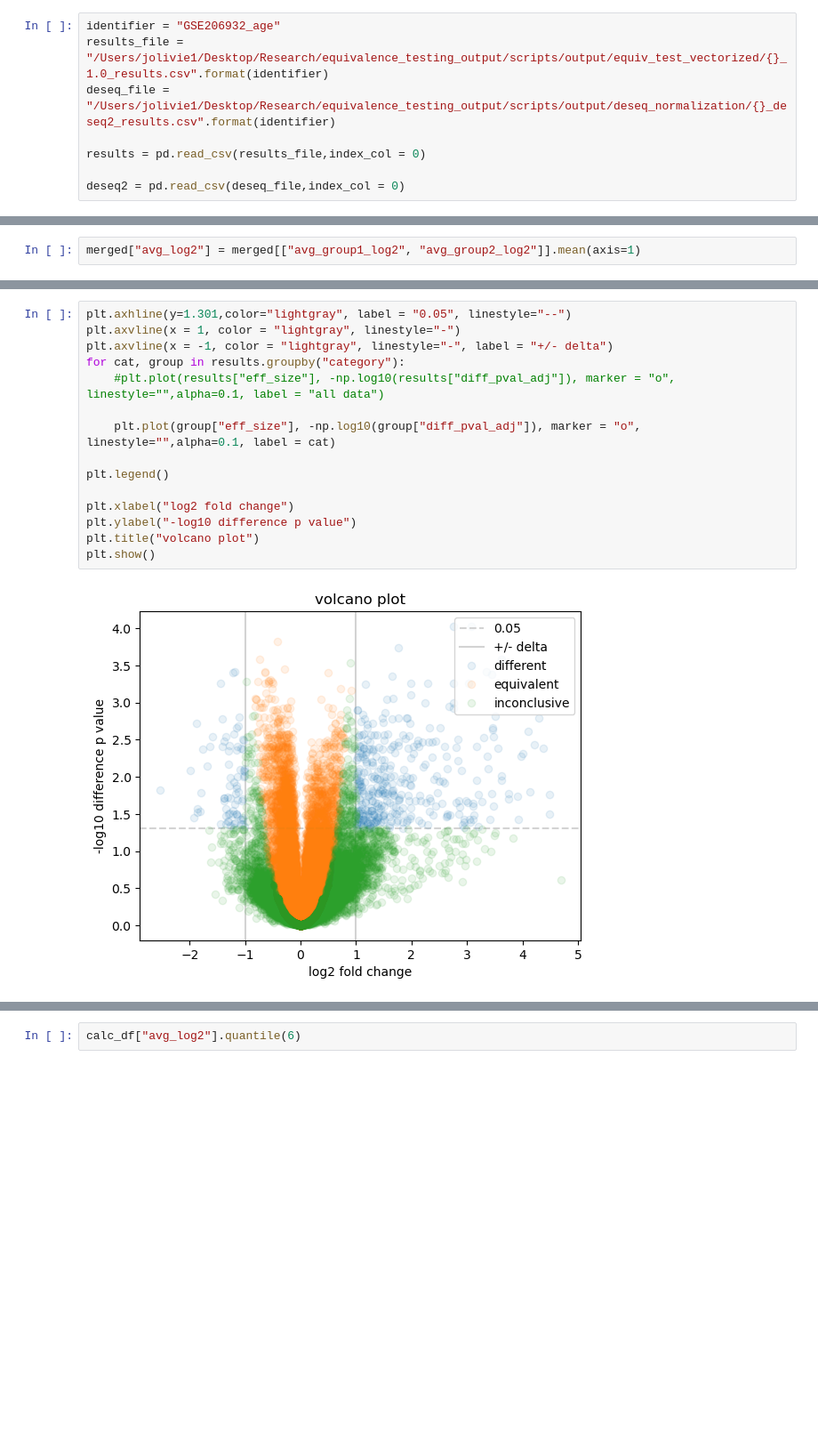
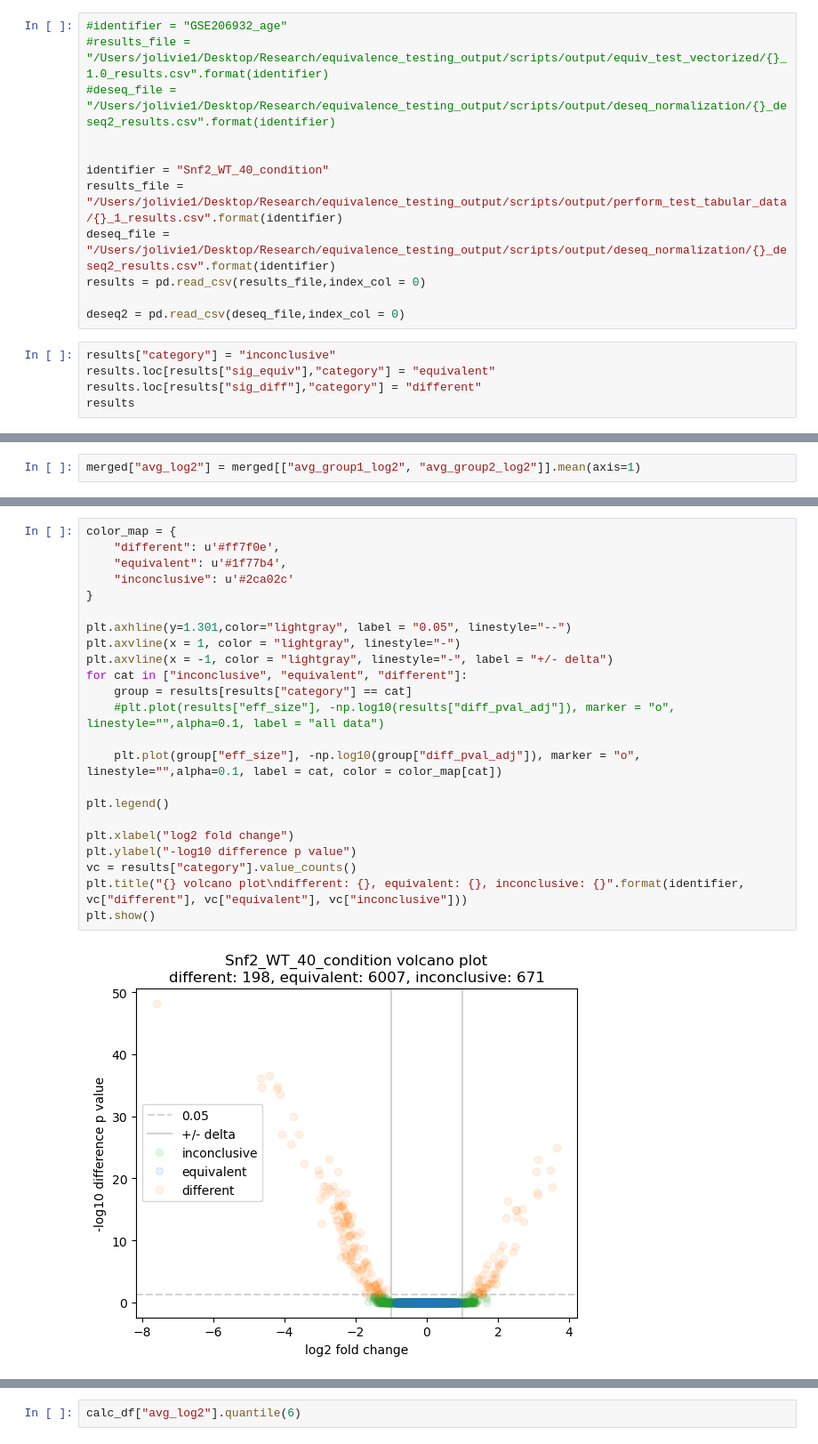
Before and after one commit to juliaolivieri/equivalence_testing, a Jupyter notebook: notebooks/result_plotting.ipynb, the cells around one changed output, grey strips where cells are left out. Shown at 89% size. Drawn from its saved outputs; the diff is of its cells as text; blank space fills up the shorter version.

```diff
--- a/notebooks/result_plotting.ipynb
+++ b/notebooks/result_plotting.ipynb
@@ -3,10 +3,19 @@ import matplotlib.pyplot as plt
 import numpy as np
 import pandas as pd
 # %%
-identifier = "GSE206932_age"
-results_file = "/Users/jolivie1/Desktop/Research/equivalence_testing_output/scripts/output/equiv_test_vectorized/{}_1.0_results.csv".format(identifier)
+#identifier = "GSE206932_age"
+#results_file = "/Users/jolivie1/Desktop/Research/equivalence_testing_output/scripts/output/equiv_test_vectorized/{}_1.0_results.csv".format(identifier)
+#deseq_file = "/Users/jolivie1/Desktop/Research/equivalence_testing_output/scripts/output/deseq_normalization/{}_deseq2_results.csv".format(identifier)
+
+
+identifier = "Snf2_WT_40_condition"
+results_file = "/Users/jolivie1/Desktop/Research/equivalence_testing_output/scripts/output/perform_test_tabular_data/{}_1_results.csv".format(identifier)
 deseq_file = "/Users/jolivie1/Desktop/Research/equivalence_testing_output/scripts/output/deseq_normalization/{}_deseq2_results.csv".format(identifier)
-
 results = pd.read_csv(results_file,index_col = 0)
 
 deseq2 = pd.read_csv(deseq_file,index_col = 0)
+# %%
+results["category"] = "inconclusive"
+results.loc[results["sig_equiv"],"category"] = "equivalent"
+results.loc[results["sig_diff"],"category"] = "different"
+results
@@ -104,17 +143,25 @@ for cat, group in results.groupby("category"):
 # %%
+color_map = {
+    "different": u'#ff7f0e',
+    "equivalent": u'#1f77b4',
+    "inconclusive": u'#2ca02c'
+}
+
 plt.axhline(y=1.301,color="lightgray", label = "0.05", linestyle="--")
 plt.axvline(x = 1, color = "lightgray", linestyle="-")
 plt.axvline(x = -1, color = "lightgray", linestyle="-", label = "+/- delta")
-for cat, group in results.groupby("category"):
+for cat in ["inconclusive", "equivalent", "different"]:
+    group = results[results["category"] == cat]
     #plt.plot(results["eff_size"], -np.log10(results["diff_pval_adj"]), marker = "o", linestyle="",alpha=0.1, label = "all data")
 
-    plt.plot(group["eff_size"], -np.log10(group["diff_pval_adj"]), marker = "o", linestyle="",alpha=0.1, label = cat)
+    plt.plot(group["eff_size"], -np.log10(group["diff_pval_adj"]), marker = "o", linestyle="",alpha=0.1, label = cat, color = color_map[cat])
 
 plt.legend()
 
 plt.xlabel("log2 fold change")
 plt.ylabel("-log10 difference p value")
-plt.title("volcano plot")
+vc = results["category"].value_counts()
+plt.title("{} volcano plot\ndifferent: {}, equivalent: {}, inconclusive: {}".format(identifier, vc["different"], vc["equivalent"], vc["inconclusive"]))
 plt.show()
 # %% [output]
-[figure, old version]
+[figure, new version]
```
Also changed, not shown: parts of 24 cells of this notebook, 16 other files.
